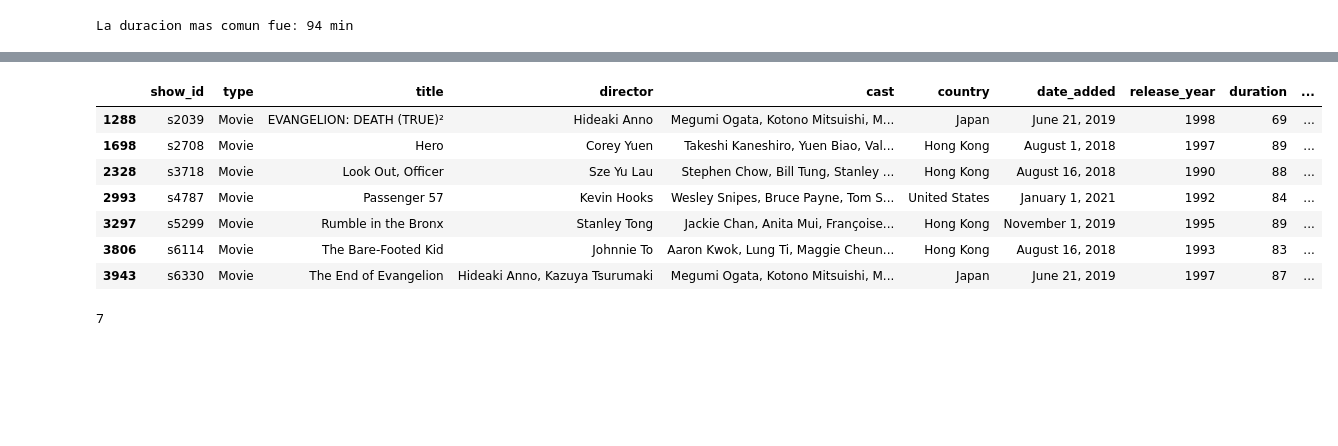
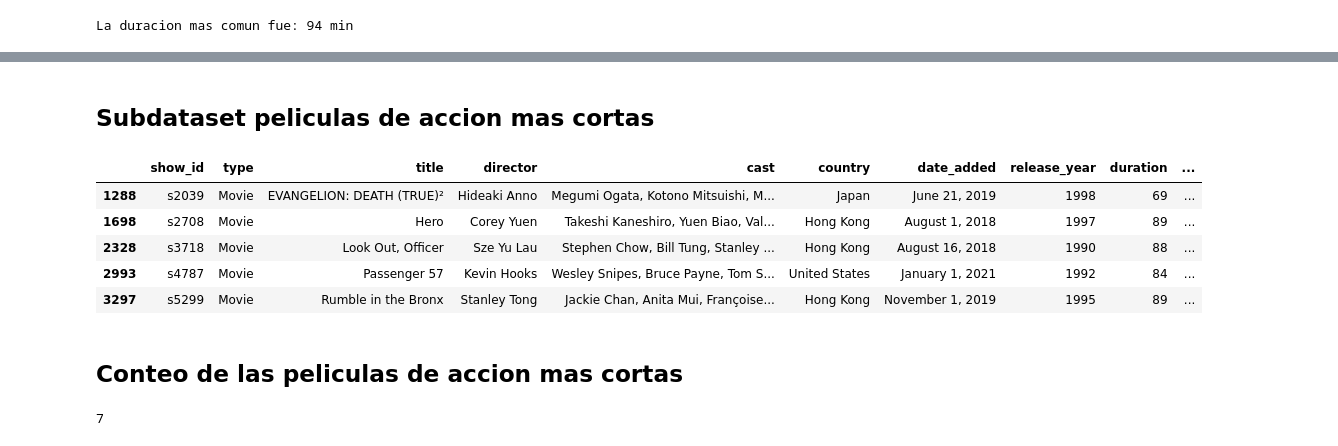
Before and after one commit to JorgeHdzRiv/Python_Tutorial, a Jupyter notebook: DataScience/Netlifx.ipynb, the cells around one changed output, grey strips where cells are left out. Cells and saved outputs as stored; diff of their text form; code cells hidden in the pictures; blank space fills up the shorter version.

```diff
--- a/DataScience/Netlifx.ipynb
+++ b/DataScience/Netlifx.ipynb
@@ -114,16 +98,18 @@ netflix_1990
+# %% [markdown]
+## Subdataset peliculas de accion mas cortas
 # %%
-# Estableciendo la cuenta de peliculas de accion mas corta
+# Estableciendo el filtrado de peliculas de accion mas cortas
 action_movies_shorts =  netflix_1990[(netflix_1990['genre'] == 'Action') & (netflix_1990['duration'] < 90)]
-action_movies_shorts
+action_movies_shorts.head()
 # %% [output]
 |  | show_id | type | title | director | cast | country | date_added | release_year | duration | ... |
 | 1288 | s2039 | Movie | EVANGELION: DEATH (TRUE)² | Hideaki Anno | Megumi Ogata, Kotono Mitsuishi, M... | Japan | June 21, 2019 | 1998 | 69 | ... |
 | 1698 | s2708 | Movie | Hero | Corey Yuen | Takeshi Kaneshiro, Yuen Biao, Val... | Hong Kong | August 1, 2018 | 1997 | 89 | ... |
 | 2328 | s3718 | Movie | Look Out, Officer | Sze Yu Lau | Stephen Chow, Bill Tung, Stanley ... | Hong Kong | August 16, 2018 | 1990 | 88 | ... |
 | 2993 | s4787 | Movie | Passenger 57 | Kevin Hooks | Wesley Snipes, Bruce Payne, Tom S... | United States | January 1, 2021 | 1992 | 84 | ... |
 | 3297 | s5299 | Movie | Rumble in the Bronx | Stanley Tong | Jackie Chan, Anita Mui, Françoise... | Hong Kong | November 1, 2019 | 1995 | 89 | ... |
-| 3806 | s6114 | Movie | The Bare-Footed Kid | Johnnie To | Aaron Kwok, Lung Ti, Maggie Cheun... | Hong Kong | August 16, 2018 | 1993 | 83 | ... |
-| 3943 | s6330 | Movie | The End of Evangelion | Hideaki Anno, Kazuya Tsurumaki | Megumi Ogata, Kotono Mitsuishi, M... | Japan | June 21, 2019 | 1997 | 87 | ... |
+# %% [markdown]
+## Conteo de las peliculas de accion mas cortas
 # %%
 # Conteo de peliculas de accion cortas
 short_movie_count = len(action_movies_shorts)
```
Also changed, not shown: parts of 3 cells of this notebook.
